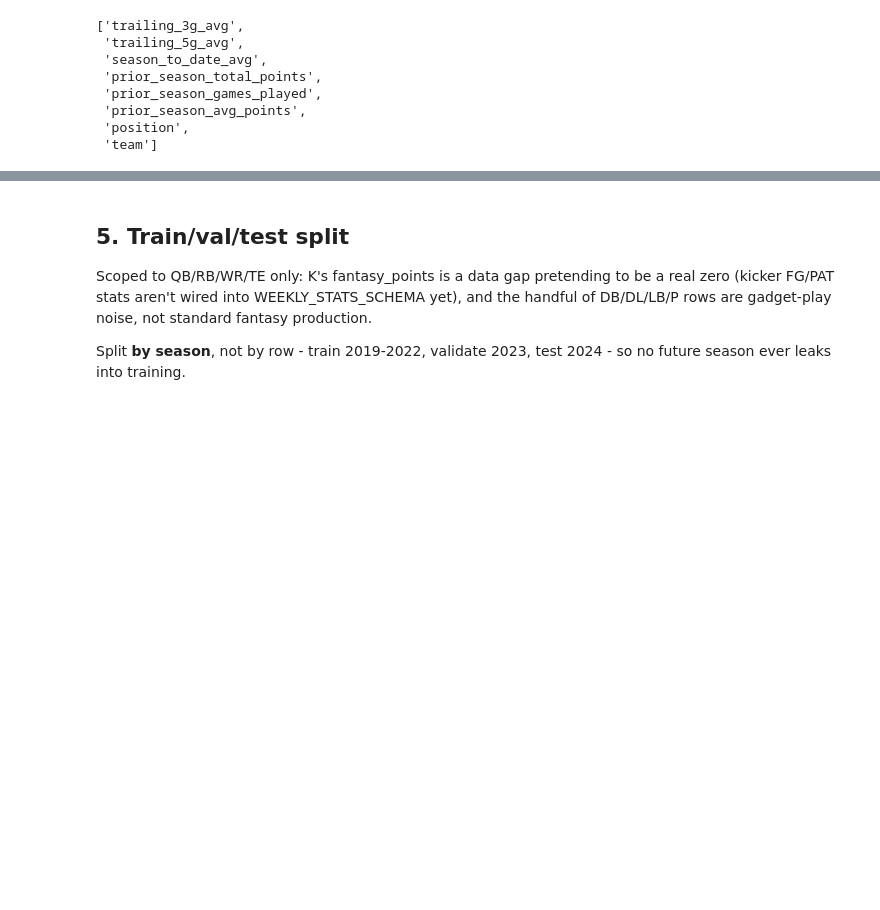
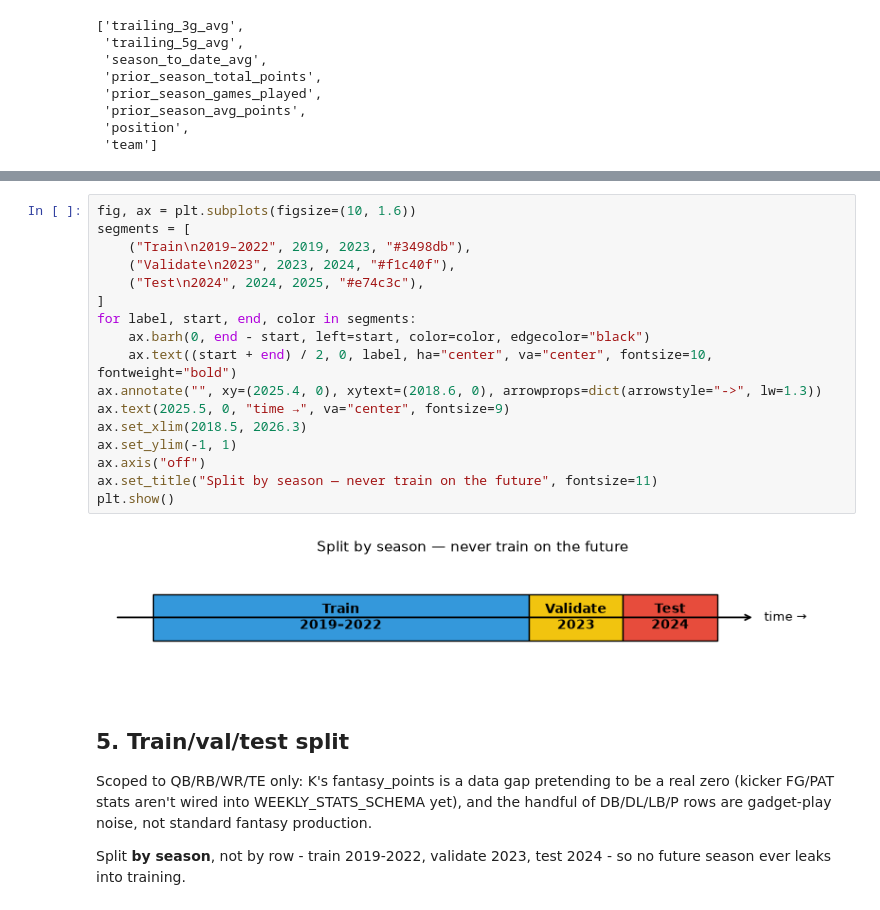
Before and after one commit to khylecalimlim/ESPNFantasyPredictor, a Jupyter notebook: notebooks/02_projection_model.ipynb, the cells around one changed output, grey strips where cells are left out. Cells and saved outputs as stored; diff of their text form; blank space fills up the shorter version.

```diff
--- a/notebooks/02_projection_model.ipynb
+++ b/notebooks/02_projection_model.ipynb
@@ -157,3 +211,22 @@ FEATURE_COLUMNS
+# %%
+fig, ax = plt.subplots(figsize=(10, 1.6))
+segments = [
+    ("Train\n2019–2022", 2019, 2023, "#3498db"),
+    ("Validate\n2023", 2023, 2024, "#f1c40f"),
+    ("Test\n2024", 2024, 2025, "#e74c3c"),
+]
+for label, start, end, color in segments:
+    ax.barh(0, end - start, left=start, color=color, edgecolor="black")
+    ax.text((start + end) / 2, 0, label, ha="center", va="center", fontsize=10, fontweight="bold")
+ax.annotate("", xy=(2025.4, 0), xytext=(2018.6, 0), arrowprops=dict(arrowstyle="->", lw=1.3))
+ax.text(2025.5, 0, "time →", va="center", fontsize=9)
+ax.set_xlim(2018.5, 2026.3)
+ax.set_ylim(-1, 1)
+ax.axis("off")
+ax.set_title("Split by season — never train on the future", fontsize=11)
+plt.show()
+# %% [output]
+[figure, added]
 # %% [markdown]
 ## 5. Train/val/test split
 
```
Also changed, not shown: parts of 13 cells of this notebook.
